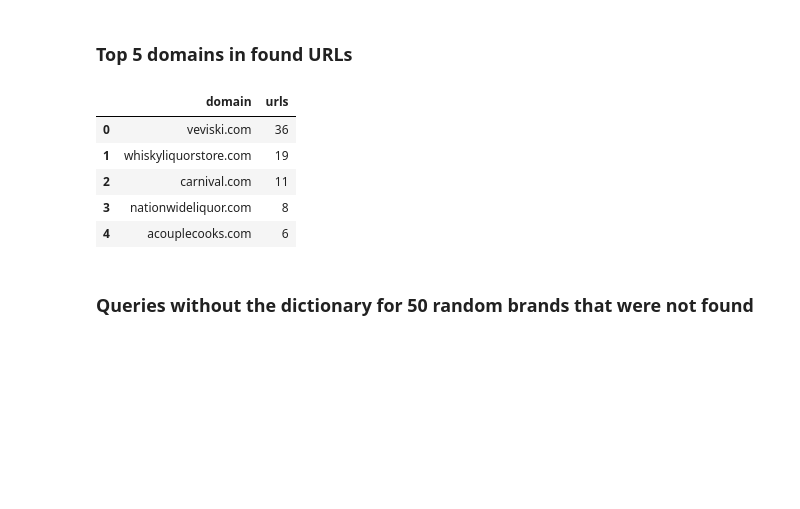
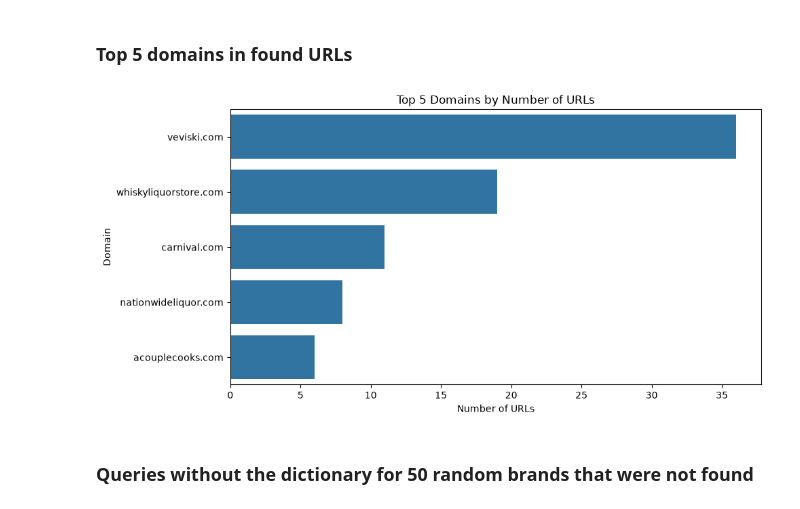
Before and after one commit to lenieck/CT-recruitment-task, a Jupyter notebook: results_analysis.ipynb, the cells around one changed output. Cells and saved outputs as stored; diff of their text form; code cells hidden in the pictures; blank space fills up the shorter version.

```diff
--- a/results_analysis.ipynb
+++ b/results_analysis.ipynb
@@ -145,26 +146,25 @@ plt.show()
 # %% [markdown]
 ### Top 5 domains in found URLs
 # %%
-def get_domain(url):
-    if not url.startswith("http"):
-        url = "http://" + url
-    domain = urlparse(url).netloc.lower()
-    return re.sub(r"^www\.", "", domain)
-
-
 domain_counter = Counter()
 for urls in review_df["urls"]:
     for url in urls:
         domain_counter[get_domain(url)] += 1
 
-pd.DataFrame(domain_counter.most_common(5), columns=["domain", "urls"])
+top_domains = pd.DataFrame(
+    domain_counter.most_common(5),
+    columns=["domain", "urls"]
+)
+
+plt.figure(figsize=(10, 5))
+sns.barplot(data=top_domains, x="urls", y="domain")
+plt.xlabel("Number of URLs")
+plt.ylabel("Domain")
+plt.title("Top 5 Domains by Number of URLs")
+plt.tight_layout()
+plt.show()
 # %% [output]
-|  | domain | urls |
-| 0 | veviski.com | 36 |
-| 1 | whiskyliquorstore.com | 19 |
-| 2 | carnival.com | 11 |
-| 3 | nationwideliquor.com | 8 |
-| 4 | acouplecooks.com | 6 |
+[figure, added]
 # %% [markdown]
 ### Queries without the dictionary for 50 random brands that were not found
 # %% [markdown]
```
Also changed, not shown: parts of 1 cell of this notebook, 3 other files.
